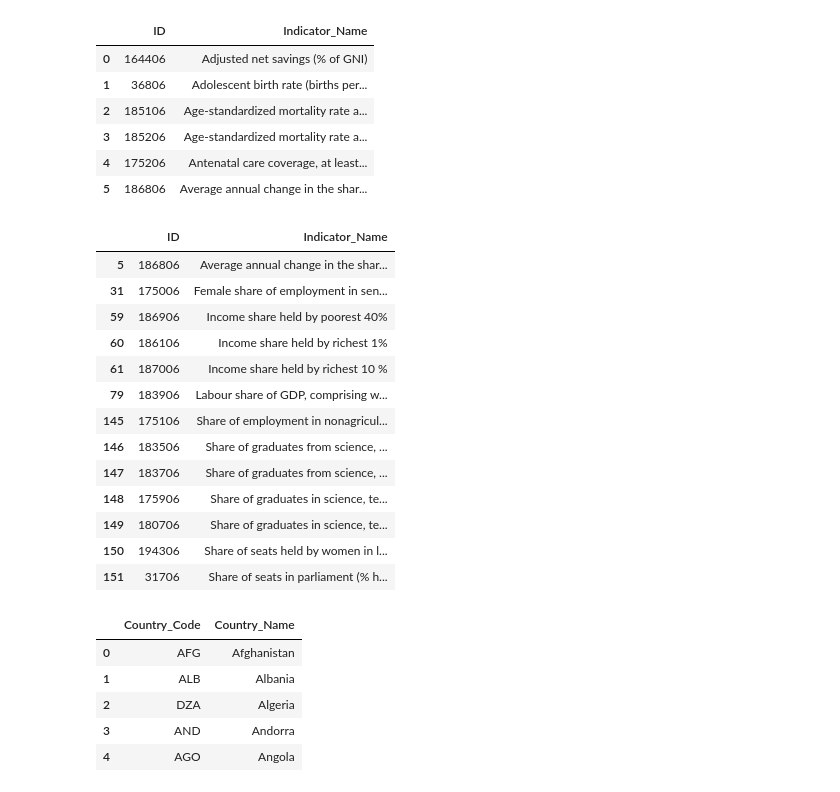
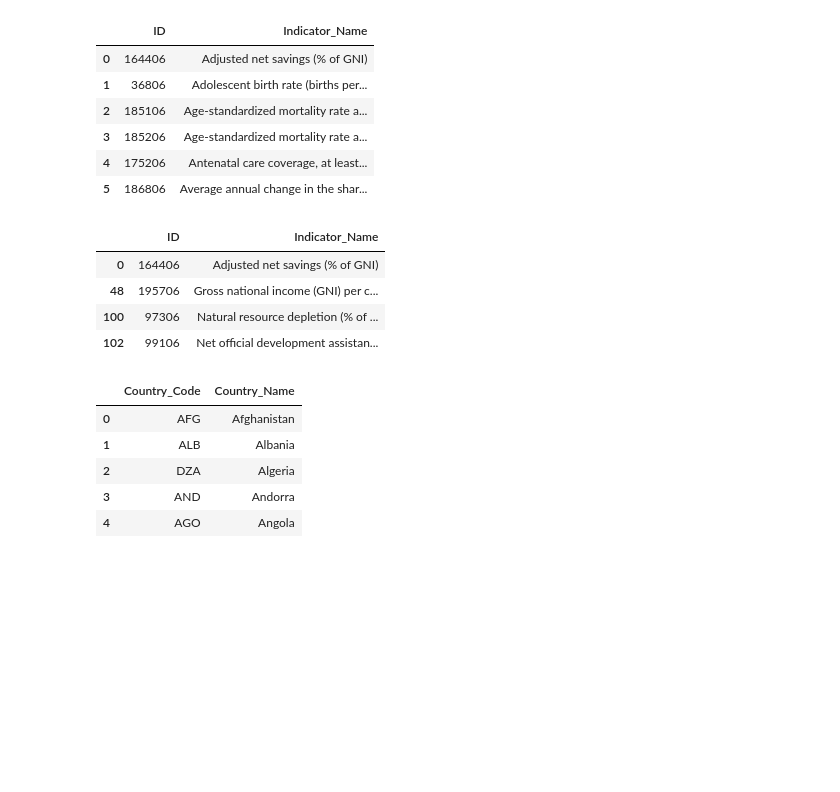
Before and after one commit to rjlopez2/ADS-_CAS_Bern_2020, a Jupyter notebook: Projects/M3/UNDP_Dataset.ipynb, the cells around one changed output. Drawn from its saved outputs; the diff is of its cells as text; code cells hidden in the pictures; blank space fills up the shorter version.

Commit message:
add news indicators

```diff
--- a/Projects/M3/UNDP_Dataset.ipynb
+++ b/Projects/M3/UNDP_Dataset.ipynb
@@ -32,22 +32,13 @@ indi_UNDP_df.head(6)
 | 4 | 175206 | Antenatal care coverage, at least... |
 | 5 | 186806 | Average annual change in the shar... |
 # %%
-indi_UNDP_df[indi_UNDP_df['Indicator_Name'].str.contains("shar", case = False)]
+indi_UNDP_df[indi_UNDP_df['Indicator_Name'].str.contains("gni", case = False)]
 # %% [output]
 |  | ID | Indicator_Name |
-| 5 | 186806 | Average annual change in the shar... |
-| 31 | 175006 | Female share of employment in sen... |
-| 59 | 186906 | Income share held by poorest 40% |
-| 60 | 186106 | Income share held by richest 1% |
-| 61 | 187006 | Income share held by richest 10 % |
-| 79 | 183906 | Labour share of GDP, comprising w... |
-| 145 | 175106 | Share of employment in nonagricul... |
-| 146 | 183506 | Share of graduates from science, ... |
-| 147 | 183706 | Share of graduates from science, ... |
-| 148 | 175906 | Share of graduates in science, te... |
-| 149 | 180706 | Share of graduates in science, te... |
-| 150 | 194306 | Share of seats held by women in l... |
-| 151 | 31706 | Share of seats in parliament (% h... |
+| 0 | 164406 | Adjusted net savings (% of GNI) |
+| 48 | 195706 | Gross national income (GNI) per c... |
+| 100 | 97306 | Natural resource depletion (% of ... |
+| 102 | 99106 | Net official development assistan... |
 # %%
 # loading the Country codes
 country_col_names = ['Country_Code', 'Country_Name']
```
Also changed, not shown: parts of 17 cells of this notebook, 4 other files.
